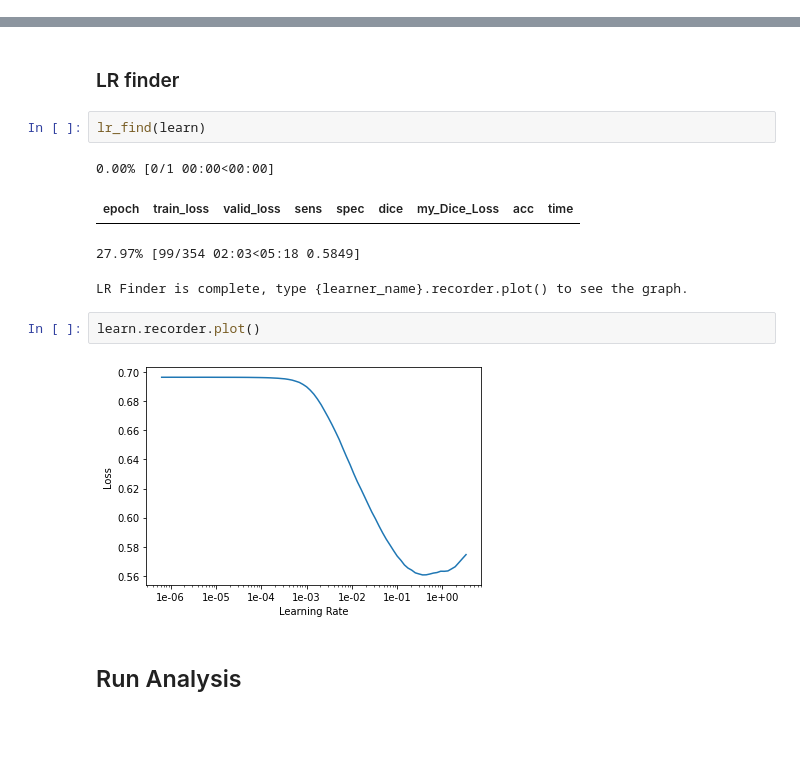
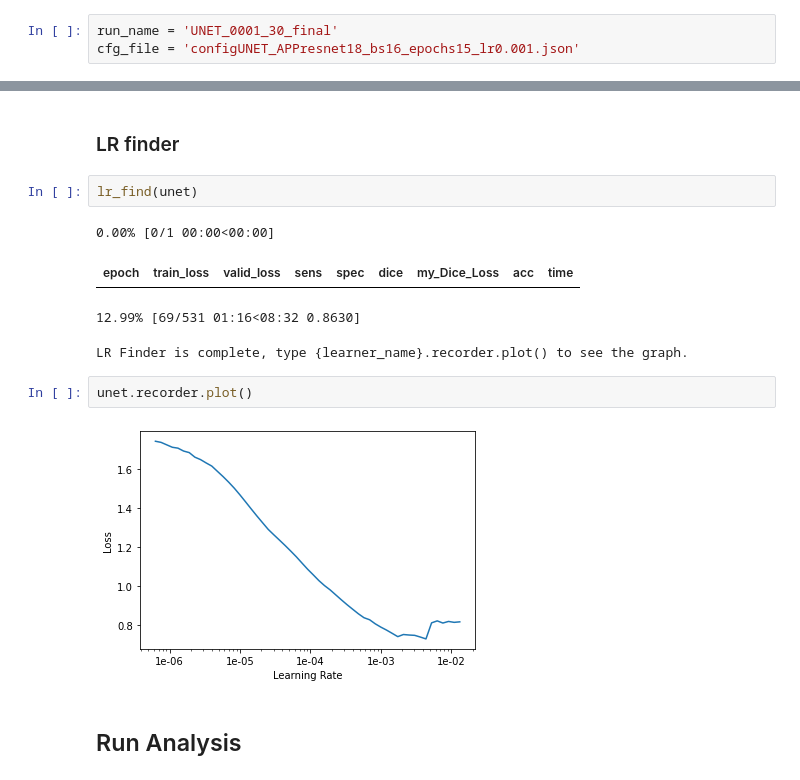
Before and after one commit to arjunsbalaji/oct, a Jupyter notebook: 03a_unetAnalysis.ipynb, the cells around one changed output, grey strips where cells are left out. Saved outputs shown, nothing was run; the diff lists cells and outputs as text; blank space fills up the shorter version.

```diff
--- a/03a_unetAnalysis.ipynb
+++ b/03a_unetAnalysis.ipynb
@@ -29,6 +27,9 @@ runsave_dir = Path('/workspace/oct_ca_seg/runsaves/')
 # %%
 run_name = 'UNET_0001_30_'
 cfg_file = 'configUNET_APPresnet18_bs16_epochs15_lr0.001.json'
+# %%
+run_name = 'UNET_0001_30_final'
+cfg_file = 'configUNET_APPresnet18_bs16_epochs15_lr0.001.json'
 # %%
 run_dir = runsave_dir/run_name
 # %%
@@ -104,16 +93,16 @@ unet = unet_learner(data, models.resnet18, pretrained=False, metrics = metrics)
 # %% [markdown]
 ### LR finder
 # %%
-lr_find(learn)
+lr_find(unet)
 # %% [output]
 0.00% [0/1 00:00<00:00]
 | epoch | train_loss | valid_loss | sens | spec | dice | my_Dice_Loss | acc | time |
-27.97% [99/354 02:03<05:18 0.5849]
+12.99% [69/531 01:16<08:32 0.8630]
 LR Finder is complete, type {learner_name}.recorder.plot() to see the graph.
 # %%
-learn.recorder.plot()
+unet.recorder.plot()
 # %% [output]
-[figure, old version]
+[figure, new version]
 # %% [markdown]
 ## Run Analysis
 # %%
```
Also changed, not shown: parts of 27 cells of this notebook, 46 other files.
